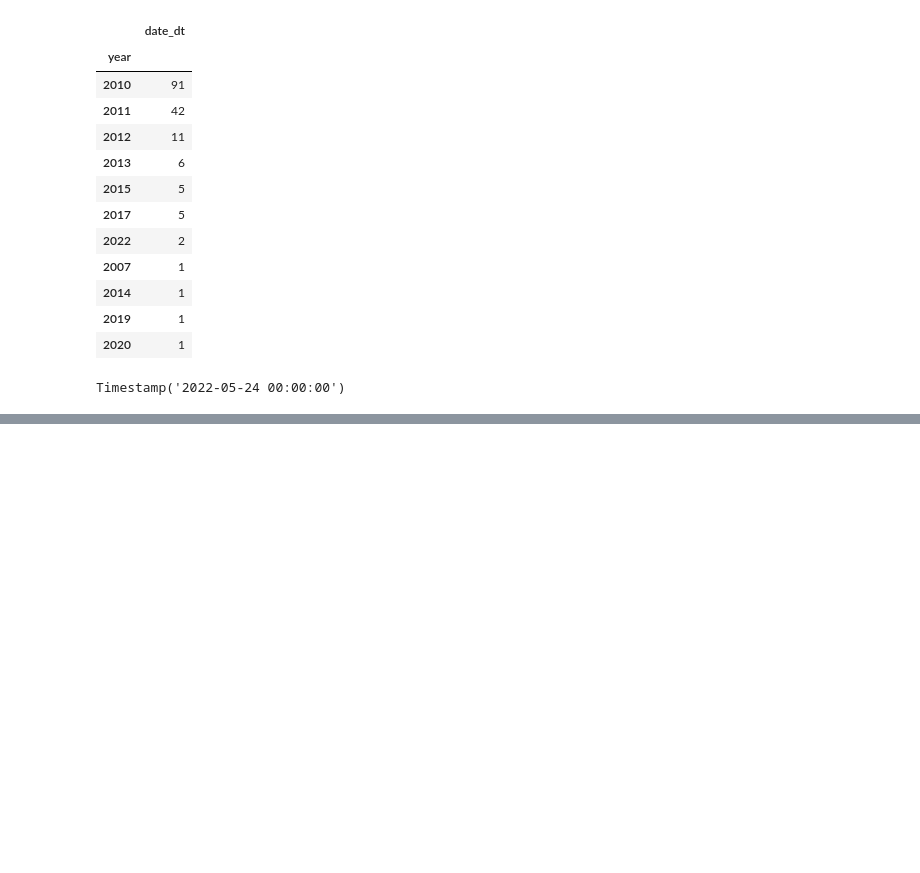
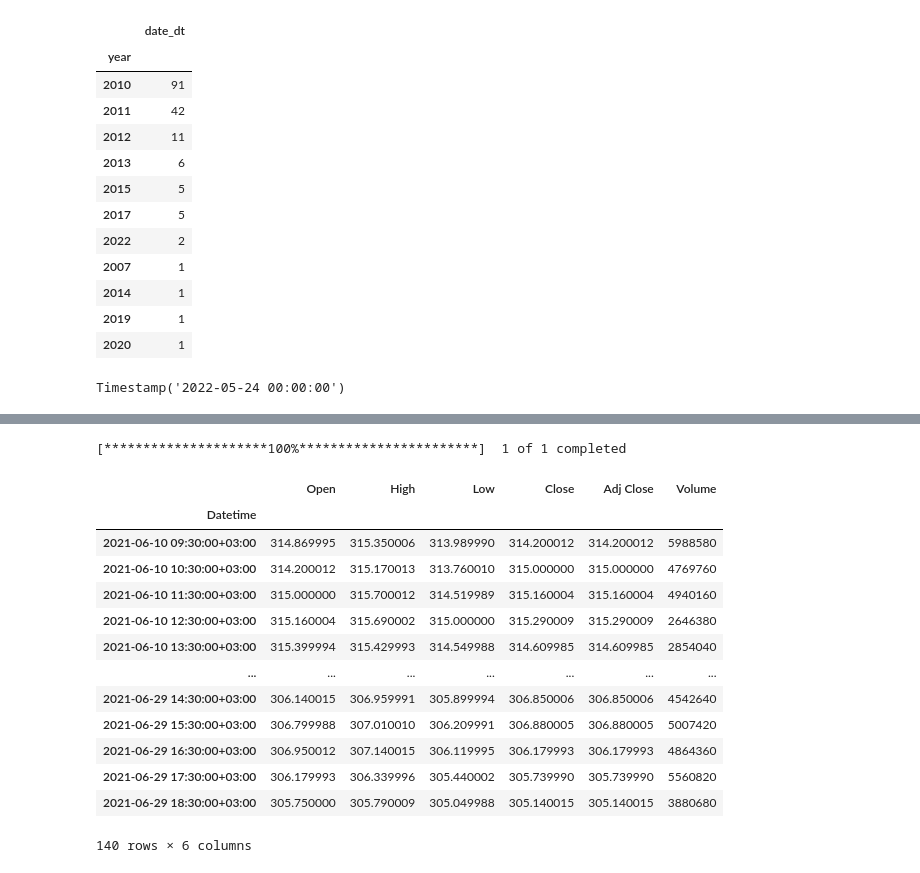
Before and after one commit to damnpav/news_analysis, a Jupyter notebook: _1_quotes.ipynb, the cells around one changed output, grey strips where cells are left out. Cells and saved outputs as stored; diff of their text form; code cells hidden in the pictures; blank space fills up the shorter version.

```diff
--- a/_1_quotes.ipynb
+++ b/_1_quotes.ipynb
@@ -154,0 +266,21 @@ Timestamp('2022-05-24 00:00:00')
+# %%
+buf_day = yf.download('SBER.ME', period='max', interval='1h', start='2021-06-06', end='2021-06-30')
+# %% [output]
+[*********************100%***********************]  1 of 1 completed
+# %%
+buf_day
+# %% [output]
+|  | Open | High | Low | Close | Adj Close | Volume |
+| Datetime |  |  |  |  |  |  |
+| 2021-06-10 09:30:00+03:00 | 314.869995 | 315.350006 | 313.989990 | 314.200012 | 314.200012 | 5988580 |
+| 2021-06-10 10:30:00+03:00 | 314.200012 | 315.170013 | 313.760010 | 315.000000 | 315.000000 | 4769760 |
+| 2021-06-10 11:30:00+03:00 | 315.000000 | 315.700012 | 314.519989 | 315.160004 | 315.160004 | 4940160 |
+| 2021-06-10 12:30:00+03:00 | 315.160004 | 315.690002 | 315.000000 | 315.290009 | 315.290009 | 2646380 |
+| 2021-06-10 13:30:00+03:00 | 315.399994 | 315.429993 | 314.549988 | 314.609985 | 314.609985 | 2854040 |
+| ... | ... | ... | ... | ... | ... | ... |
+| 2021-06-29 14:30:00+03:00 | 306.140015 | 306.959991 | 305.899994 | 306.850006 | 306.850006 | 4542640 |
+| 2021-06-29 15:30:00+03:00 | 306.799988 | 307.010010 | 306.209991 | 306.880005 | 306.880005 | 5007420 |
+| 2021-06-29 16:30:00+03:00 | 306.950012 | 307.140015 | 306.119995 | 306.179993 | 306.179993 | 4864360 |
+| 2021-06-29 17:30:00+03:00 | 306.179993 | 306.339996 | 305.440002 | 305.739990 | 305.739990 | 5560820 |
+| 2021-06-29 18:30:00+03:00 | 305.750000 | 305.790009 | 305.049988 | 305.140015 | 305.140015 | 3880680 |
+140 rows × 6 columns
```
Also changed, not shown: parts of 30 cells of this notebook.
